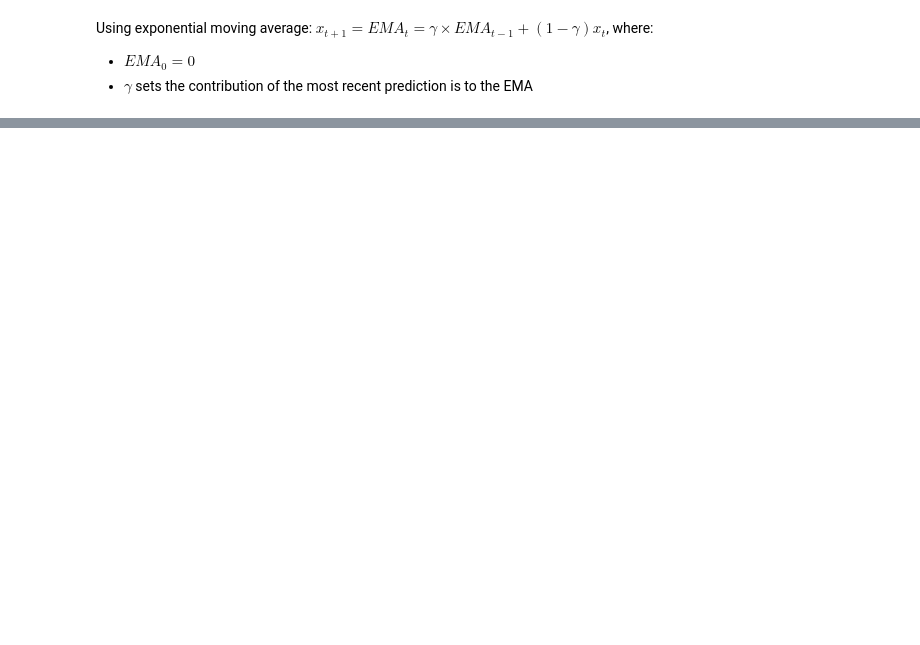
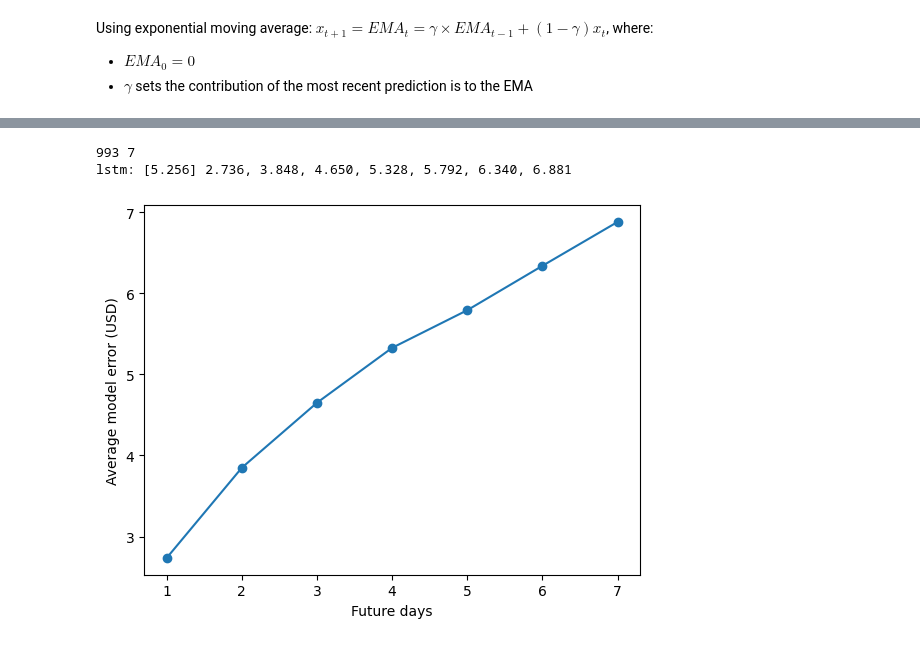
Before and after one commit to AmL-Dev/StockPrediction, a Jupyter notebook: StockPricePred.ipynb, the cells around one changed output, grey strips where cells are left out. Cells and saved outputs as stored; diff of their text form; code cells hidden in the pictures; blank space fills up the shorter version.

```diff
--- a/StockPricePred.ipynb
+++ b/StockPricePred.ipynb
@@ -304,0 +224,3 @@ AttributeError: module 'tensorflow' has no attribute 'contrib'
+# %%
+# Fit network
+model.fit(train_x, train_y, epochs=epochs, batch_size=batch_size, verbose=verbose)
@@ -304,0 +246,2 @@ AttributeError: module 'tensorflow' has no attribute 'contrib'
+# %%
+test_predict = model.predict(test_x)
@@ -304,0 +250,18 @@ AttributeError: module 'tensorflow' has no attribute 'contrib'
+# %%
+test_predict_denorm = scaler.inverse_transform(test_predict)
+test_y_denorm = scaler.inverse_transform(test_y)
+test_data_denorm = scaler.inverse_transform(test_data.reshape(-1,1)).reshape(-1)
+# %%
+score, scores = evaluate_forecasts(test_predict_denorm, test_y_denorm)
+summarize_scores('lstm', score, scores)
+# %% [output]
+993 7
+lstm: [5.256] 2.736, 3.848, 4.650, 5.328, 5.792, 6.340, 6.881
+# %%
+days = range(1, len(scores)+1)
+plt.plot(days, scores, marker='o', label='lstm')
+plt.xlabel("Future days")
+plt.ylabel("Average model error (USD)")
+plt.show()
+# %% [output]
+[figure, added]
```
Also changed, not shown: parts of 48 cells of this notebook, 1 other file.
